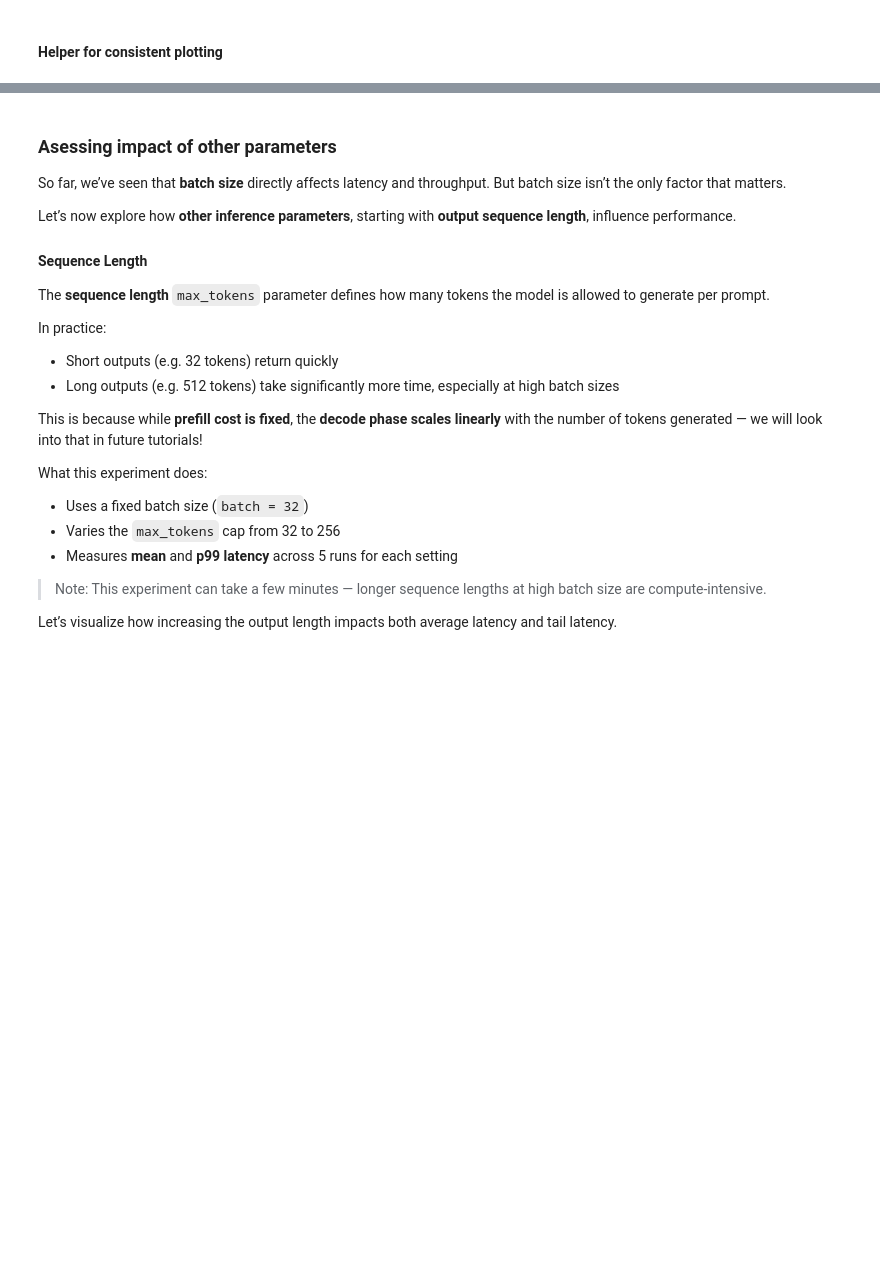
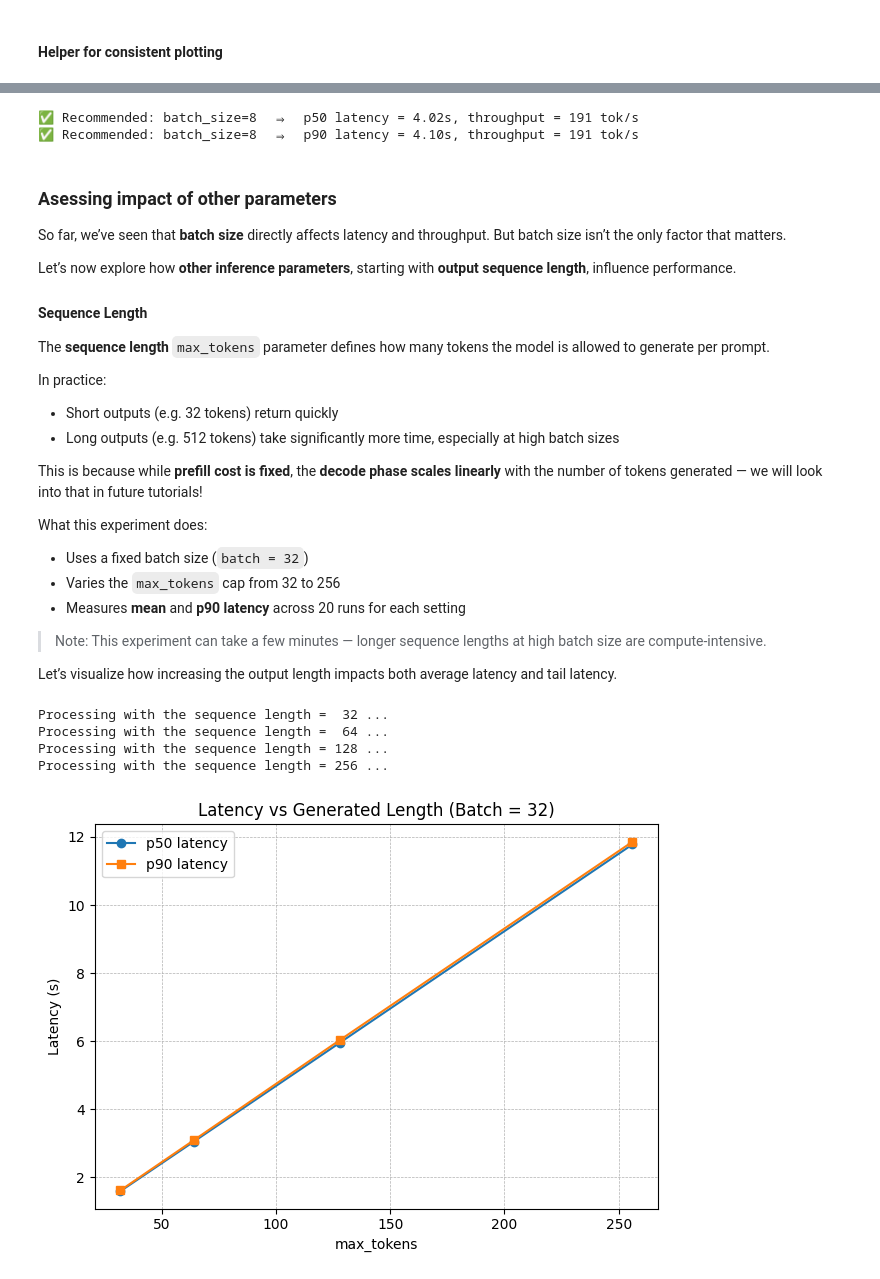
Before and after one commit to inardini/gcp-nvidia-community-ai-inference-lp, a Jupyter notebook: learning_path_01/02_performance_metrics.ipynb, the cells around one changed output, grey strips where cells are left out. Drawn from its saved outputs; the diff is of its cells as text; code cells hidden in the pictures; blank space fills up the shorter version.

```diff
--- a/learning_path_01/02_performance_metrics.ipynb
+++ b/learning_path_01/02_performance_metrics.ipynb
@@ -167,11 +205,10 @@ for i, o in enumerate(outs, 1):
 # Nemotron Nano-9B-v2 benchmarking helpers (reasoning OFF)
 # --- Imports & reproducibility ---
 import os, time, random, math, json, itertools, statistics, gc
+import torch
+import pandas as pd
 import numpy as np
-import torch
-import matplotlib.pyplot as plt
-import pandas as pd
-import nest_asyncio; nest_asyncio.apply()
+#import nest_asyncio; nest_asyncio.apply()
 
 from transformers import AutoTokenizer
 from vllm import SamplingParams  # llm must already exist in your session
@@ -188,14 +225,6 @@ try:
     set_verbosity_error()
 except Exception:
     pass
-
-
-SEED = 42
-random.seed(SEED)
-np.random.seed(SEED)
-torch.manual_seed(SEED)
-torch.cuda.manual_seed_all(SEED)
-torch.backends.cudnn.benchmark = False  # stabilizes variance a bit
 
 
 def to_chat_no_think(user_text: str) -> str:
@@ -230,11 +259,13 @@ def timed_generate(prompts, sampling_params, as_chat=True, return_counts=True, q
     # time + suppress stdout/stderr if quiet
     torch.cuda.synchronize()
     t0 = time.perf_counter()
-    if quiet:
-        with contextlib.redirect_stdout(io.StringIO()), contextlib.redirect_stderr(io.StringIO()):
+    with torch.inference_mode():
+        if quiet:
+            with contextlib.redirect_stdout(io.StringIO()), contextlib.redirect_stderr(io.StringIO()):
+                outputs = _call()
+        else:
             outputs = _call()
-    else:
-        outputs = _call()
+
     torch.cuda.synchronize()
     elapsed = time.perf_counter() - t0
 
@@ -279,14 +308,10 @@ This gives us a **reference point** to compare against later experiments where w
 # %%
-# --- Example usage ---
 # Greedy for latency/throughput measurement
 greedy = SamplingParams(max_tokens=256, temperature=0.0, top_p=1.0)
 
 batch = [
-    "The future of AI is",
-    "Explain KV cache eviction in ~4 lines.",
-    "INT8 vs FP16 for LLMs—give 5 concise tradeoffs.",
-    "Why does batching help prefill more than decode?"
-] * 4  # 16 requests to exercise scheduling
+    "The future of AI is"
+]
 
 elapsed, gen_toks, counts, outs  = timed_generate(batch, greedy, as_chat=True, return_counts=True)
 tok_s = gen_toks / elapsed if elapsed > 0 else float("nan")
@@ -683,7 +824,7 @@ What this code does:
 
 Try changing the `latency_budget` value and observe how the recommended batch size shifts depending on the metric used.
 # %%
-latency_budget = 7  # seconds
+latency_budget = 5  # seconds
 
 filtered_p50 = df[df["p50_latency_s"] <= latency_budget]
 filtered_p90 = df[df["p90_latency_s"] <= latency_budget]
@@ -703,6 +844,9 @@ if not filtered_p90.empty:
           f"throughput = {best_row_p90.throughput_sustained_tok_s:.0f} tok/s")
 else:
     print(f"❌ No configuration meets the latency budget of {latency_budget:.1f}s based on p90 latency")
+# %% [output]
+✅ Recommended: batch_size=8  ⇒  p50 latency = 4.02s, throughput = 191 tok/s
+✅ Recommended: batch_size=8  ⇒  p90 latency = 4.10s, throughput = 191 tok/s
 # %% [markdown]
 ### Asessing impact of other parameters
 
@@ -725,7 +869,7 @@ What this experiment does:
 
 - Uses a fixed batch size (`batch = 32`)
 - Varies the `max_tokens` cap from 32 to 256
-- Measures **mean** and **p99 latency** across 5 runs for each setting
+- Measures **mean** and **p90 latency** across 20 runs for each setting
 
 > Note: This experiment can take a few minutes — longer sequence lengths at high batch size are compute-intensive.
 
@@ -740,34 +884,41 @@ from vllm import SamplingParams
 seq_lengths = [32, 64, 128, 256]
 BATCH       = 32
 RUNS        = 20   # effective samples per point (after warmup)
 WARMUP      = 2
 
-# Non-greedy (realistic) sampling
-NON_GREEDY = dict(temperature=0.7, top_p=0.9)
+# Greedy sampling
+GREEDY = dict(temperature=0.0, top_p=1.0)
 
 lat_p50s, lat_p90s = [], []
 
 for mt in seq_lengths:
-    sp = SamplingParams(max_tokens=mt, **NON_GREEDY)
+    print(f"Processing with the sequence length = {mt:>3} ...")
+    sp = SamplingParams(max_tokens=mt, **GREEDY)
     lats = []
     for r in range(RUNS + WARMUP):
-        prompts = ["Summer is"] * BATCH
+        prompts = ["AI future is"] * BATCH
         t_total, _, _, _ = timed_generate(prompts, sp, as_chat=True, return_counts=True)
         if r < WARMUP:
             gc.collect(); torch.cuda.empty_cache()
             continue
         lats.append(t_total)
         gc.collect(); torch.cuda.empty_cache()
 
     # Percentiles on observed latencies (nearest-rank style)
     p50 = float(np.percentile(lats, 50, method="higher")) if lats else float("nan")
     p90 = float(np.percentile(lats, 90, method="higher")) if lats else float("nan")
     lat_p50s.append(p50)
     lat_p90s.append(p90)
 
 plt.figure()
 plt.plot(seq_lengths, lat_p50s, marker='o', label='p50 latency')
 plt.plot(seq_lengths, lat_p90s, marker='s', label='p90 latency')
 plt.xlabel('max_tokens'); plt.ylabel('Latency (s)'); plt.title('Latency vs Generated Length (Batch = 32)')
 plt.grid(True, which='both', linestyle='--', linewidth=0.5)
 plt.legend(); plt.tight_layout(); plt.show()
+# %% [output]
+Processing with the sequence length =  32 ...
+Processing with the sequence length =  64 ...
+Processing with the sequence length = 128 ...
+Processing with the sequence length = 256 ...
+[figure, added]
```
Also changed, not shown: parts of 45 cells of this notebook, 3 other files.
